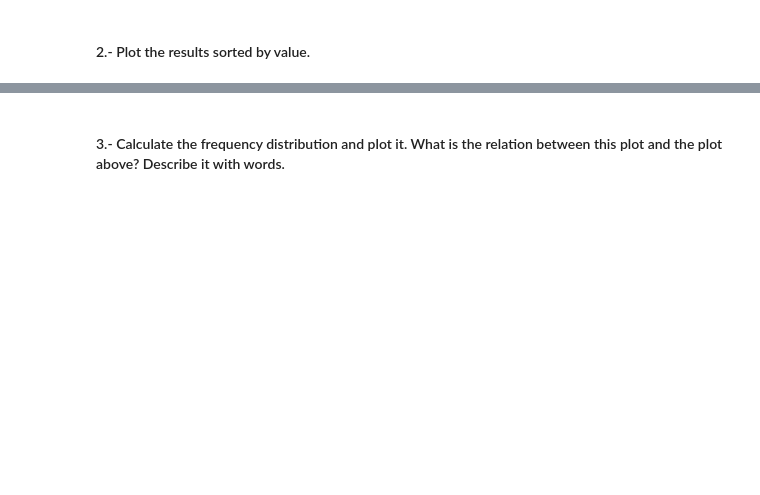
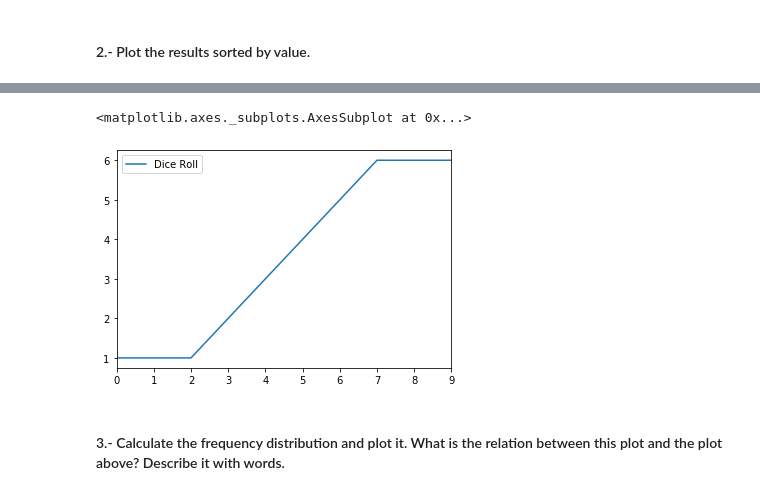
Before and after one commit to ta-data-lis/lab-understanding-descriptive-stats, a Jupyter notebook: your-code/main.ipynb, the cells around one changed output, grey strips where cells are left out. Cells and saved outputs as stored; diff of their text form; code cells hidden in the pictures; blank space fills up the shorter version.

```diff
--- a/your-code/main.ipynb
+++ b/your-code/main.ipynb
@@ -35,5 +41,6 @@ sim.head()
 #### 2.- Plot the results sorted by value.
 # %%
 # your code here
-sim.sort_values(by = 'Dice Roll').plot(use_index = False)
+sim_10_sorted = sim.sort_values(by = 'Dice Roll')
+sim_10_sorted
 # %% [output]
@@ -41,3 +58,8 @@ sim.sort_values(by = 'Dice Roll').plot(use_index = False)
+# %%
+sim_10_sorted.plot(use_index = False)
+# %% [output]
+<matplotlib.axes._subplots.AxesSubplot at 0x...>
+[figure, added]
 # %% [markdown]
 #### 3.- Calculate the frequency distribution and plot it. What is the relation between this plot and the plot above? Describe it with words.
 # %%
```
Also changed, not shown: parts of 30 cells of this notebook.
